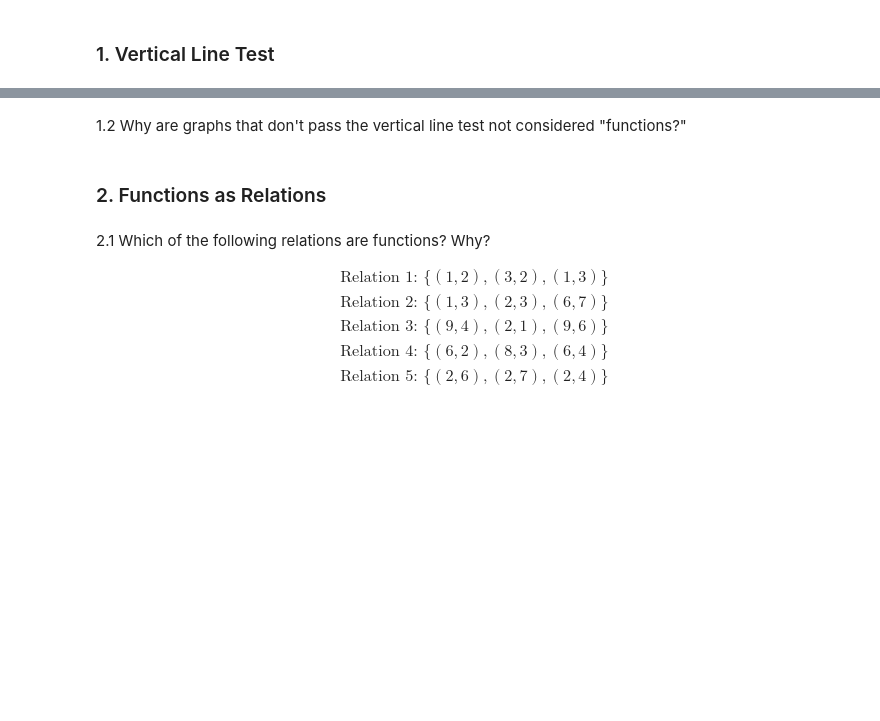
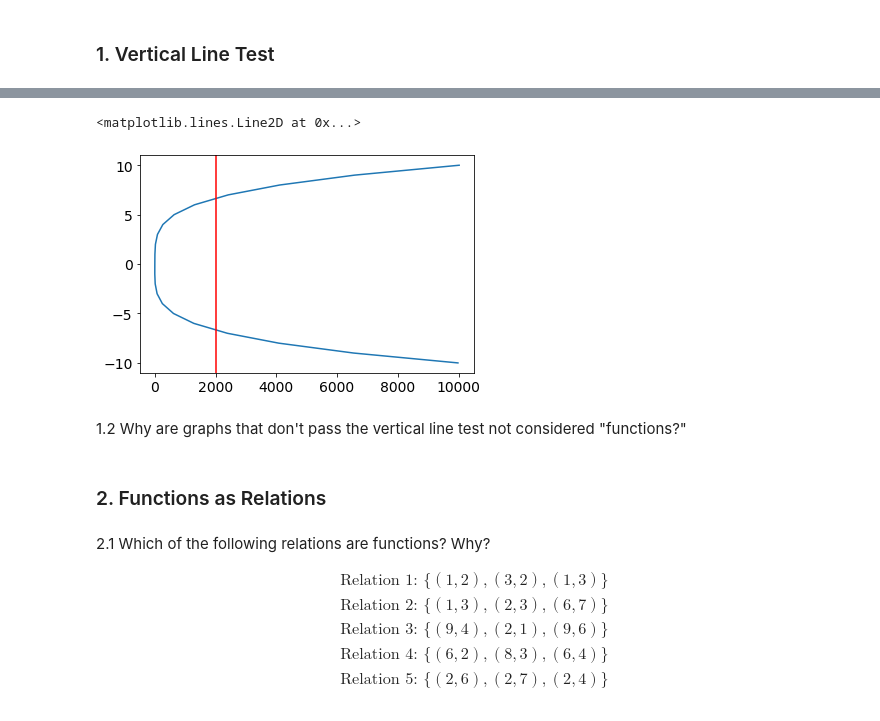
Before and after one commit to lfr4704/DS-Unit-1-Sprint-3-Linear-Algebra, a Jupyter notebook: module3-dimensionality-reduction/LS_DS_133_Assignment.ipynb, the cells around one changed output, grey strips where cells are left out. Cells and saved outputs as stored; diff of their text form; code cells hidden in the pictures; blank space fills up the shorter version.

```diff
--- a/module3-dimensionality-reduction/LS_DS_133_Assignment.ipynb
+++ b/module3-dimensionality-reduction/LS_DS_133_Assignment.ipynb
@@ -5,3 +21,13 @@
+# %%
+#does not passes the vertical line test
+#this will not be considered a function, the vertical line crosses the graph two times.
+y = np.arange(-10,11)
+x = y**4 + 2*y
+plt.plot(x,y)
+plt.axvline(x=2000, color='r')
+# %% [output]
+<matplotlib.lines.Line2D at 0x...>
+[figure, added]
 # %% [markdown]
 1.2 Why are graphs that don't pass the vertical line test not considered "functions?"
 # %% [markdown]
```
Also changed, not shown: parts of 18 cells of this notebook.
